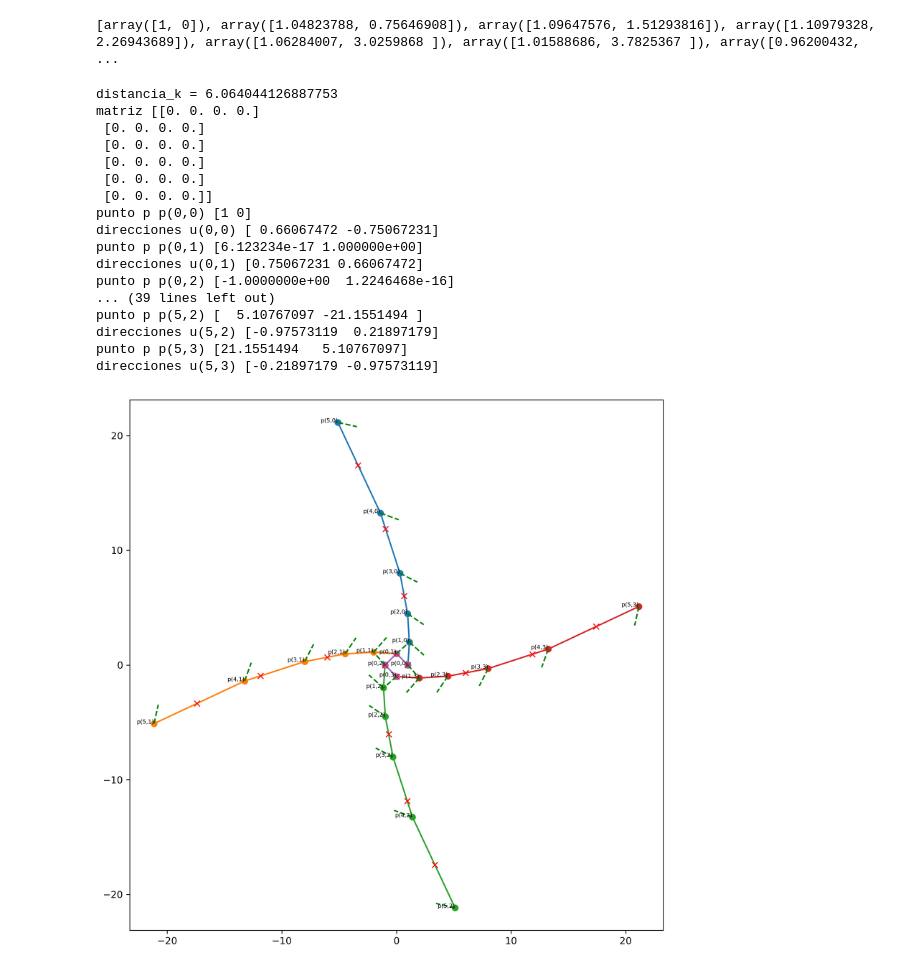
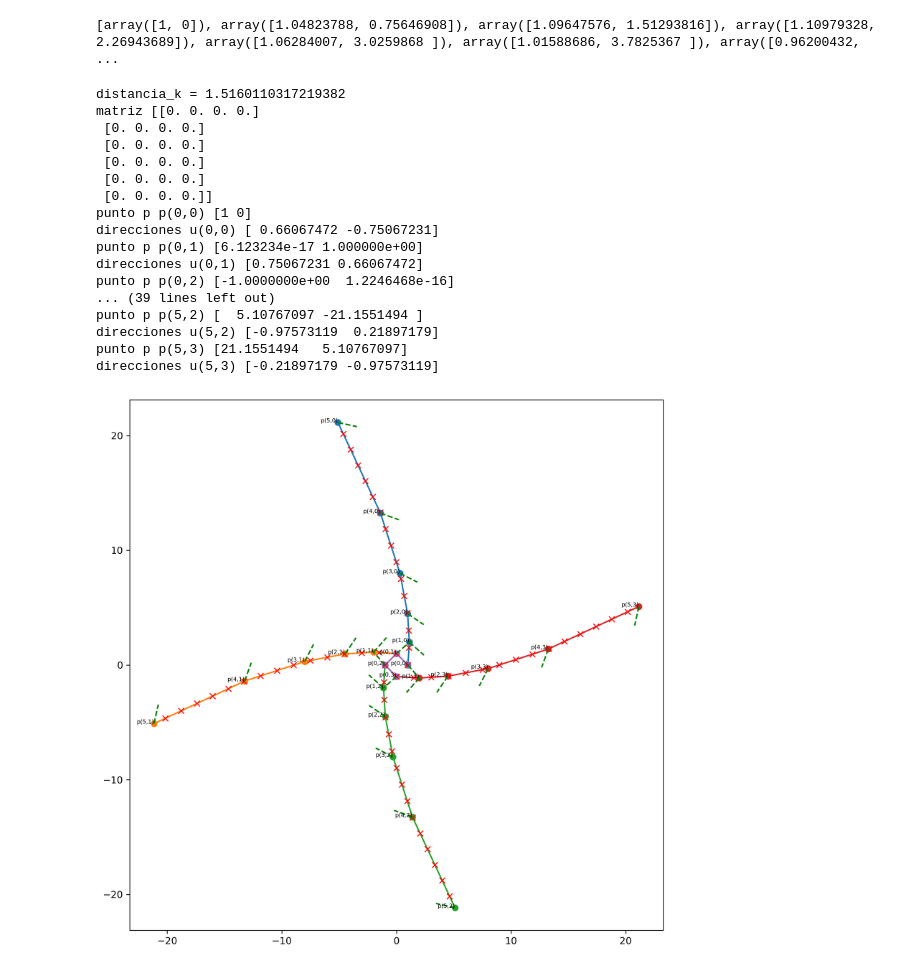
Before and after one commit to karenquezada/DragSail, a Jupyter notebook: flasher_v4.ipynb, the cells around one changed output. Drawn from its saved outputs; the diff is of its cells as text; code cells hidden in the pictures.

Commit message:
nueva generacion de puntos flasher (definitiva(?))

```diff
--- a/flasher_v4.ipynb
+++ b/flasher_v4.ipynb
@@ -16,7 +17,6 @@ def encontrar_indice(modulos, distancia_k):
             return idx
     return -1  # Si no encuentra un índice adecuado
 # %%
-import numpy as np
 
 # Función de distancia euclidiana entre dos puntos en 2D
 def e_distance(p1, p2):
@@ -28,7 +28,7 @@ def r_h_cte(i, j, m, delta, alpha, epsilon, altura):
     resultados = []  # Lista de tuplas para guardar los índices y remanentes encontrados
     distancia_k=dk(altura, epsilon, m)
     for indice in range(i):
-        distancia = e_distance(p(indice, j,  m, delta, alpha, epsilon), p(indice + 1, j,  m, delta, alpha, epsilon))
+        distancia = e_distance(p(indice, j,  m, delta, alpha, epsilon,1), p(indice + 1, j,  m, delta, alpha, epsilon,1))
         modulos.append(distancia)
     # Calcular cuántos puntos r(i,j) se pueden crear
     puntos = np.floor(sum(modulos) / distancia_k)
@@ -49,7 +49,7 @@ def nuevo_r(i, j, m, delta, alpha, epsilon, altura):
     resultados = r_h_cte(i, j, m, delta, alpha, epsilon, altura)
 
     # Inicializar el punto de partida en p(0,j)
-    punto_inicial = p(0, j, m, delta, alpha, epsilon)
+    punto_inicial = p(0, j, m, delta, alpha, epsilon,1)
 
     # Calcular el punto r(i,j)
     punto_actual = punto_inicial  # Inicialmente en p(0,j)
@@ -59,8 +59,8 @@ def nuevo_r(i, j, m, delta, alpha, epsilon, altura):
         if idx >= i:
             break  # Si llegamos al punto i, no seguimos calculando más
 
-        p_start = p(idx, j, m, delta, alpha, epsilon)
-        p_next = p(idx + 1, j, m, delta, alpha, epsilon)
+        p_start = p(idx, j, m, delta, alpha, epsilon,1)
+        p_next = p(idx + 1, j, m, delta, alpha, epsilon,1)
 
         # Calcular la dirección entre p(idx,j) y p(idx+1,j)
         direccion = (p_next - p_start) / e_distance(p_start, p_next)
@@ -103,13 +103,12 @@ def ajustar_circunferencia(points):
     return xc, yc, r
 # %%
 import matplotlib.pyplot as plt
-import numpy as np
 
 i=6
 i_values = range(i)  # Cambia el rango de i si es necesario
 j_values = range(m)  # Cambia el rango de j según los pliegues
 j_values_centro = range(m+1)
-h = 4 # Altura o algún otro parámetro
+h = 1 # Altura o algún otro parámetro
 distancia_k = dk(h, epsilon, m)  # Calcular la distancia dk
 print(f'distancia_k = {distancia_k}')
 # Inicializar matrices para almacenar coordenadas
@@ -121,7 +120,7 @@ plt.figure(figsize=(10, 10), dpi=300)
 # Rellenar matrices con los puntos generados por p(i,j)
 for i in i_values:
     for j in j_values:
-        punto_p = p(i, j, m, delta, alpha, epsilon)  # Generar punto p(i,j)
+        punto_p = p(i, j, m, delta, alpha, epsilon,1)  # Generar punto p(i,j)
         x_values_p[i, j] = punto_p[0]
         y_values_p[i, j] = punto_p[1]
         # Etiquetar los puntos
@@ -150,39 +149,39 @@ for j in j_values:
 line_length = 1.7  # Factor de escala para la longitud de las líneas
 for i in i_values:
     for j in j_values:
-        punto_p = p(i, j, m, delta, alpha, epsilon)  # Obtener el punto p(i,j)
+        punto_p = p(i, j, m, delta, alpha, epsilon,1)  # Obtener el punto p(i,j)
         direccion_phi = phi(i, j, delta, epsilon, m)  # Obtener la dirección phi
         direccion_u = u(direccion_phi)  # Convertir la dirección a un vector unitario
         print("punto p", f'p({i},{j})', punto_p)
         print("direcciones", f'u({i},{j})', direccion_u)
 
         # Escalar el vector unitario
         direccion_u_scaled = direccion_u * line_length
 
         # Graficar línea de la dirección desde el punto p(i,j)
         plt.plot([punto_p[0], punto_p[0] + direccion_u_scaled[0]],
                  [punto_p[1], punto_p[1] + direccion_u_scaled[1]], 'g--')  # Línea verde discontinua
 
 # Ajustes de visualización
 plt.axis('equal')  # Mantener proporciones
 #plt.legend()  # Mostrar leyendas
 plt.show()
 # %% [output]
-distancia_k = 6.064044126887753
+distancia_k = 1.5160110317219382
 matriz [[0. 0. 0. 0.]
  [0. 0. 0. 0.]
  [0. 0. 0. 0.]
  [0. 0. 0. 0.]
  [0. 0. 0. 0.]
  [0. 0. 0. 0.]]
 punto p p(0,0) [1 0]
 direcciones u(0,0) [ 0.66067472 -0.75067231]
 punto p p(0,1) [6.123234e-17 1.000000e+00]
 direcciones u(0,1) [0.75067231 0.66067472]
 punto p p(0,2) [-1.0000000e+00  1.2246468e-16]
 ... (39 lines left out)
 punto p p(5,2) [  5.10767097 -21.1551494 ]
 direcciones u(5,2) [-0.97573119  0.21897179]
 punto p p(5,3) [21.1551494   5.10767097]
 direcciones u(5,3) [-0.21897179 -0.97573119]
-[figure, old version]
+[figure, new version]
```
Also changed, not shown: parts of 1 cell of this notebook, 6 other files.
